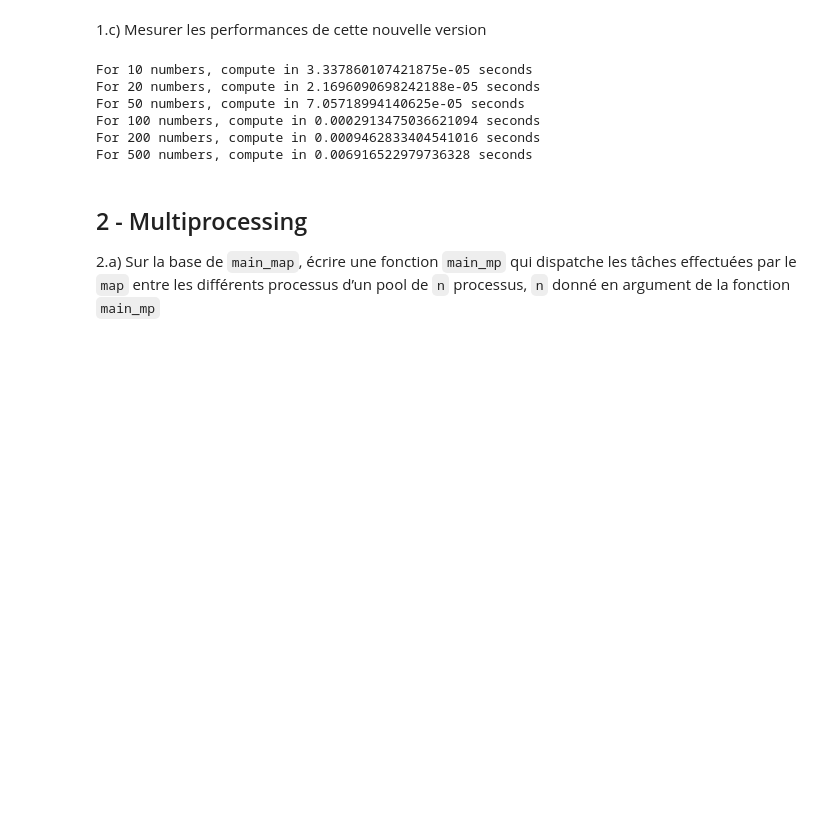
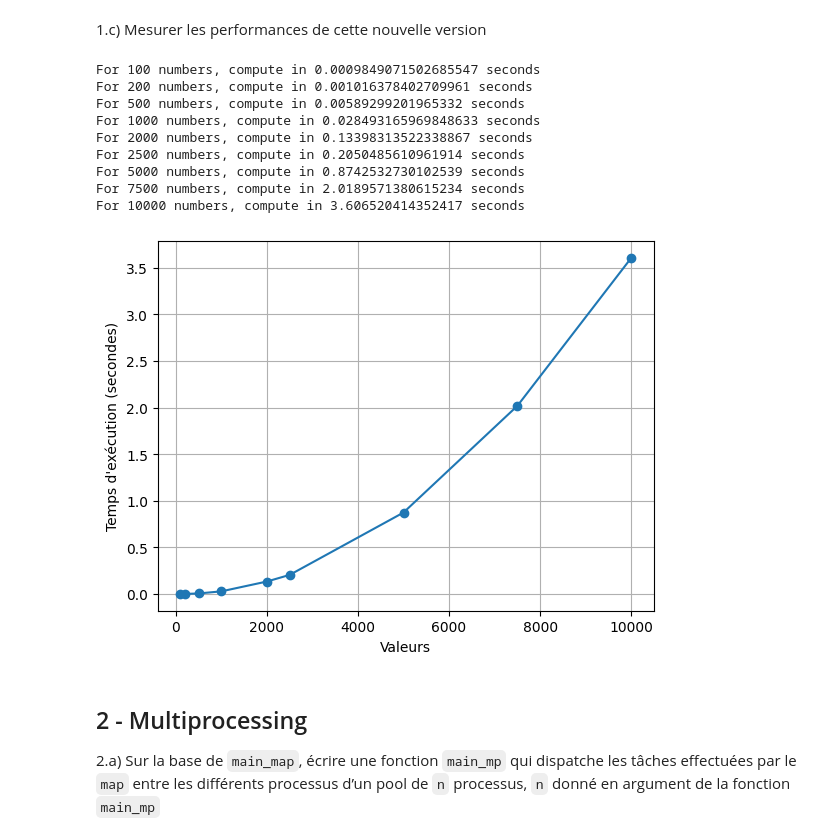
Before and after one commit to RodrigoFernandes-DA/TPs_Univ, a Jupyter notebook: Architectures et Technologies en Sciences des Données/M1SD-TP02-Multitasking-Ex02-factor.ipynb, the cells around one changed output. Cells and saved outputs as stored; diff of their text form; code cells hidden in the pictures; blank space fills up the shorter version.

```diff
--- a/Architectures et Technologies en Sciences des Données/M1SD-TP02-Multitasking-Ex02-factor.ipynb
+++ b/Architectures et Technologies en Sciences des Données/M1SD-TP02-Multitasking-Ex02-factor.ipynb
@@ -67,27 +67,39 @@ For 1000 numbers, compute in 0.024730682373046875 seconds
 1.b) Sur la base de `main`, écrire une fonction `main_map` afin d'utiliser la méthode `map` native de Python
 # %%
 def main_map(a, b):
-    res = []
-    result = [res for res in map(factor_01,list(range(a,b+1)))]
-    for i in range(0,len(result)):
-        res.append(sum(result[i]))
-    # result = map(factor_01, list(range(a,b)))
-    return res
+    """
+    Construire la liste des sommes des facteurs propres pour tous les entiers de a à b en utilisant map.
+    """
+    return list(map(lambda n: sum(factor_01(n)), range(a, b + 1)))
 # %% [markdown]
 1.c) Mesurer les performances de cette nouvelle version
 # %%
-for i in range(len(a_values)):
+times = []
+
+for i in range(len(b_values)):
     tic = time.time()
     mains = main_map(1, b_values[i])
     toc = time.time()
+    elapsed_time = toc - tic
+    times.append(elapsed_time)
     print(f'For {len(mains)} numbers, compute in {toc - tic} seconds')
+
+plt.plot(b_values, times, marker='o')
+plt.xlabel('Valeurs')
+plt.ylabel("Temps d'exécution (secondes)")
+plt.grid(True)
+plt.show()
 # %% [output]
-For 10 numbers, compute in 3.337860107421875e-05 seconds
-For 20 numbers, compute in 2.1696090698242188e-05 seconds
-For 50 numbers, compute in 7.05718994140625e-05 seconds
-For 100 numbers, compute in 0.0002913475036621094 seconds
-For 200 numbers, compute in 0.0009462833404541016 seconds
-For 500 numbers, compute in 0.006916522979736328 seconds
+For 100 numbers, compute in 0.0009849071502685547 seconds
+For 200 numbers, compute in 0.001016378402709961 seconds
+For 500 numbers, compute in 0.00589299201965332 seconds
+For 1000 numbers, compute in 0.028493165969848633 seconds
+For 2000 numbers, compute in 0.13398313522338867 seconds
+For 2500 numbers, compute in 0.2050485610961914 seconds
+For 5000 numbers, compute in 0.8742532730102539 seconds
+For 7500 numbers, compute in 2.0189571380615234 seconds
+For 10000 numbers, compute in 3.606520414352417 seconds
+[figure, added]
 # %% [markdown]
 ## 2 - Multiprocessing
 
```
Also changed, not shown: parts of 4 cells of this notebook, 1 other file.
